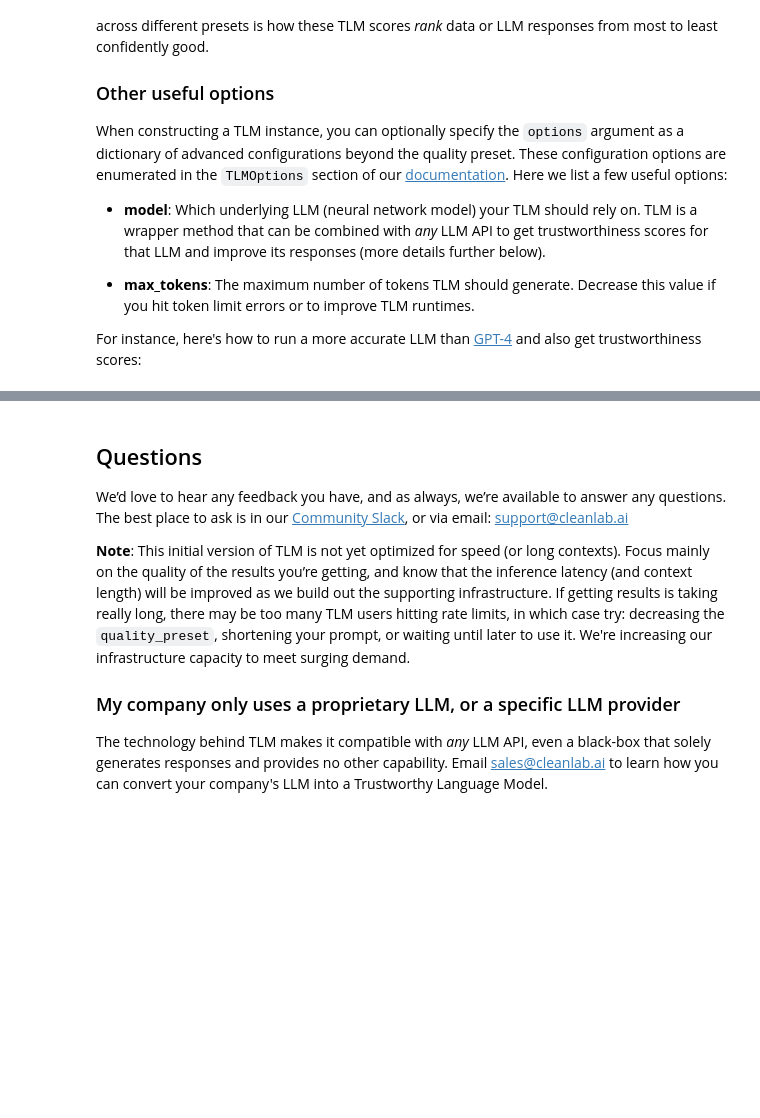
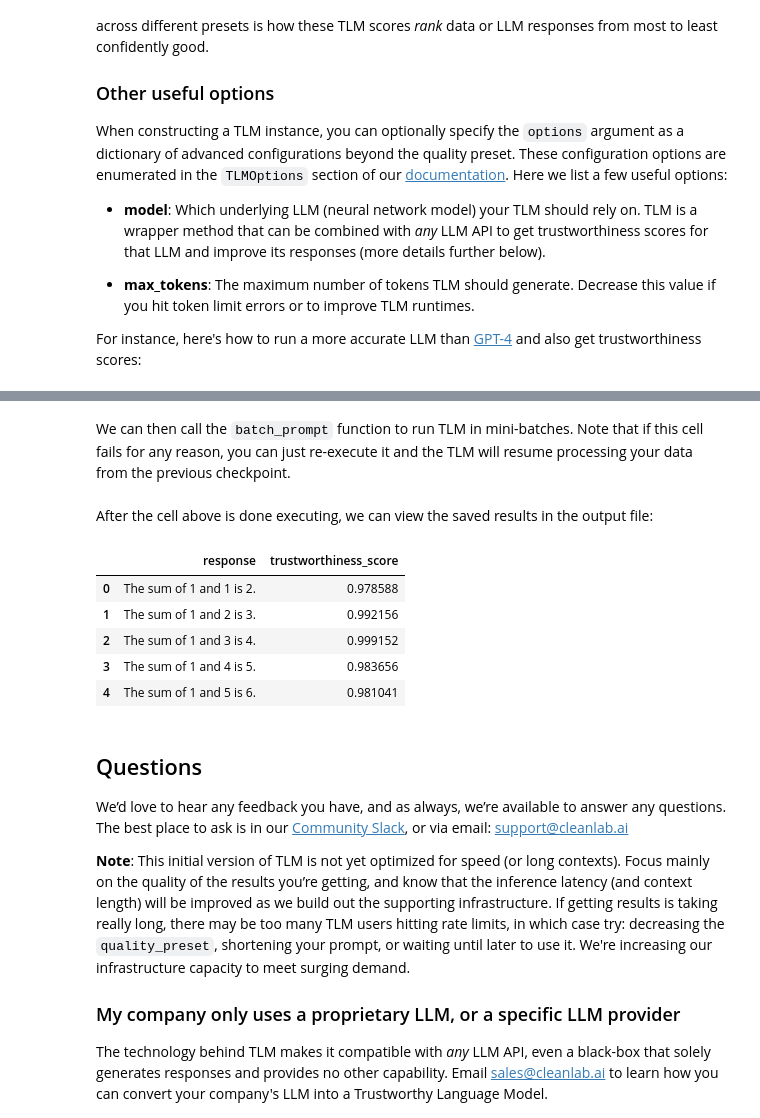
Before and after one commit to cleanlab/cleanlab-studio-tutorials, a Jupyter notebook: trustworthy-language-model/tlm.ipynb, the cells around one changed output, grey strips where cells are left out. Saved outputs shown, nothing was run; the diff lists cells and outputs as text; code cells hidden in the pictures; blank space fills up the shorter version.

Commit message:
pushed from refs/heads/main

```diff
--- a/trustworthy-language-model/tlm.ipynb
+++ b/trustworthy-language-model/tlm.ipynb
@@ -267,0 +315,6 @@ outputs_where_some_may_be_none = tlm.try_prompt(big_dataset_of_prompts)
+# %%
+input_path = "sample_tlm_prompts.csv"
+output_path = "sample_responses.csv"
+
+df = pd.read_csv(input_path)
+df.head()
@@ -267,0 +328,2 @@ outputs_where_some_may_be_none = tlm.try_prompt(big_dataset_of_prompts)
+# %% [markdown]
+We can then call the `batch_prompt` function to run TLM in mini-batches. Note that if this cell fails for any reason, you can just re-execute it and the TLM will resume processing your data from the previous checkpoint.
@@ -268,3 +340,15 @@ outputs_where_some_may_be_none = tlm.try_prompt(big_dataset_of_prompts)
+# %% [markdown]
+After the cell above is done executing, we can view the saved results in the output file:
+# %%
+results = pd.read_csv(output_path)
+results.head()
+# %% [output]
+|  | response | trustworthiness_score |
+| 0 | The sum of 1 and 1 is 2. | 0.978588 |
+| 1 | The sum of 1 and 2 is 3. | 0.992156 |
+| 2 | The sum of 1 and 3 is 4. | 0.999152 |
+| 3 | The sum of 1 and 4 is 5. | 0.983656 |
+| 4 | The sum of 1 and 5 is 6. | 0.981041 |
 # %% [markdown]
 ## Questions
 
```
Also changed, not shown: parts of 8 cells of this notebook.
